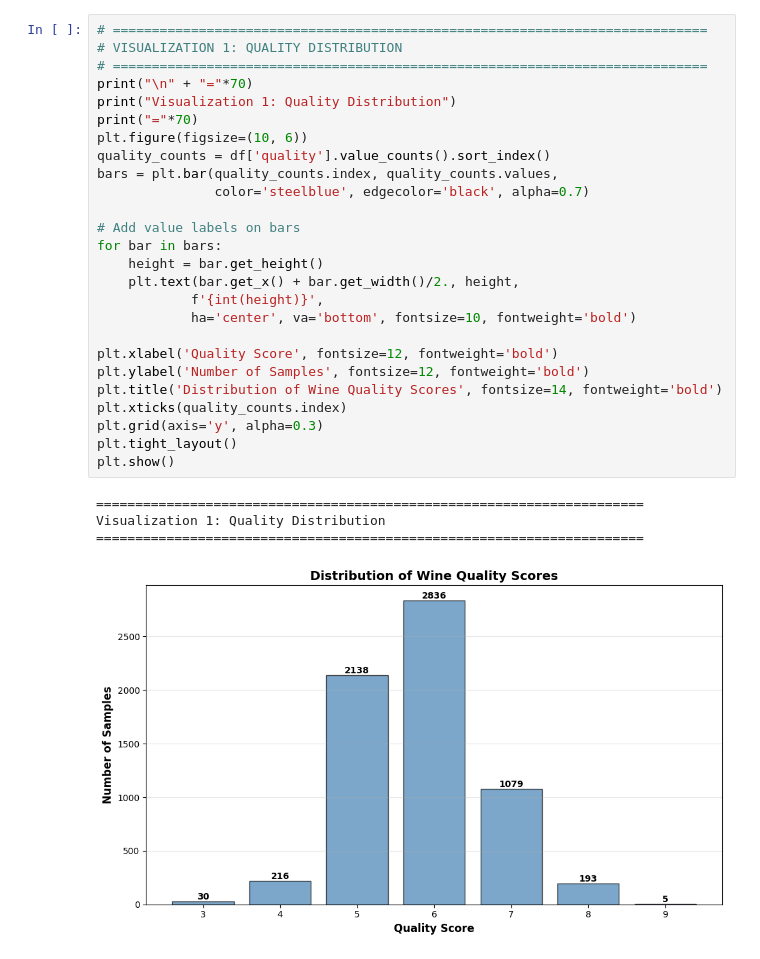
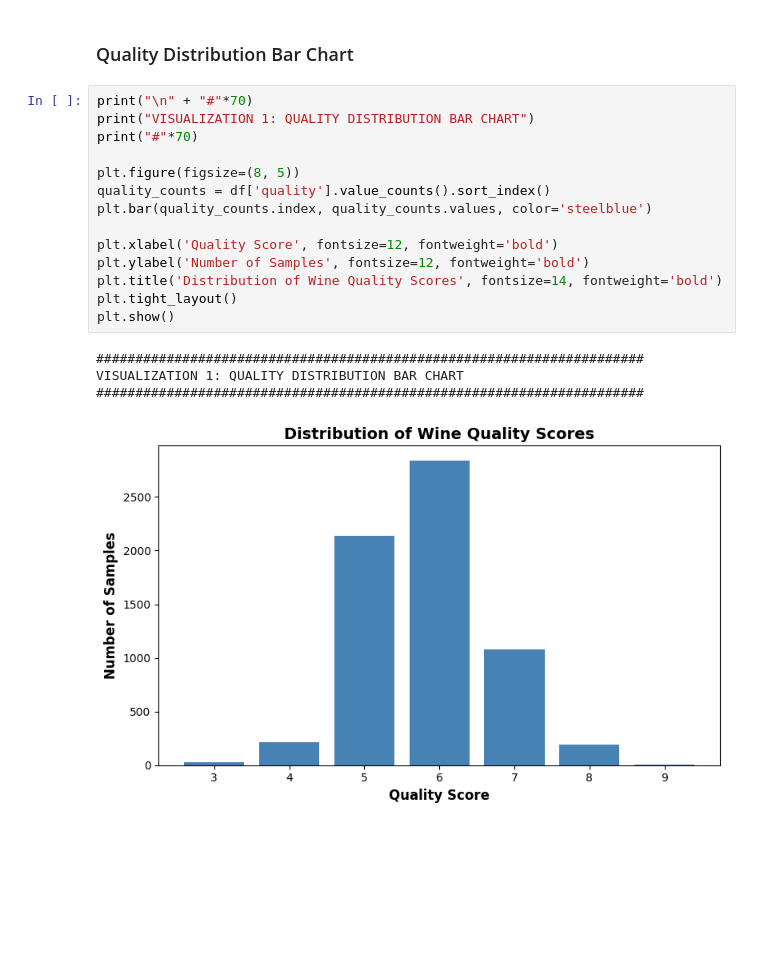
Before and after one commit to iaminaadhikari/Wine_Quality_Prediction, a Jupyter notebook: 23049014 Ina Adhikari.ipynb, the cells around one changed output. Saved outputs shown, nothing was run; the diff lists cells and outputs as text; blank space fills up the shorter version.

```diff
--- a/23049014 Ina Adhikari.ipynb
+++ b/23049014 Ina Adhikari.ipynb
@@ -104,34 +104,24 @@ quality
 8     193
 9       5
 Name: count, dtype: int64
+# %% [markdown]
+### Quality Distribution Bar Chart
 # %%
-# ============================================================================
-# VISUALIZATION 1: QUALITY DISTRIBUTION
-# ============================================================================
-print("\n" + "="*70)
-print("Visualization 1: Quality Distribution")
-print("="*70)
-plt.figure(figsize=(10, 6))
+print("\n" + "#"*70)
+print("VISUALIZATION 1: QUALITY DISTRIBUTION BAR CHART")
+print("#"*70)
+
+plt.figure(figsize=(8, 5))
 quality_counts = df['quality'].value_counts().sort_index()
-bars = plt.bar(quality_counts.index, quality_counts.values,
-               color='steelblue', edgecolor='black', alpha=0.7)
-
-# Add value labels on bars
-for bar in bars:
-    height = bar.get_height()
-    plt.text(bar.get_x() + bar.get_width()/2., height,
-            f'{int(height)}',
-            ha='center', va='bottom', fontsize=10, fontweight='bold')
+plt.bar(quality_counts.index, quality_counts.values, color='steelblue')
 
 plt.xlabel('Quality Score', fontsize=12, fontweight='bold')
 plt.ylabel('Number of Samples', fontsize=12, fontweight='bold')
 plt.title('Distribution of Wine Quality Scores', fontsize=14, fontweight='bold')
-plt.xticks(quality_counts.index)
-plt.grid(axis='y', alpha=0.3)
 plt.tight_layout()
 plt.show()
 # %% [output]
-======================================================================
-Visualization 1: Quality Distribution
-======================================================================
+######################################################################
+VISUALIZATION 1: QUALITY DISTRIBUTION BAR CHART
+######################################################################
-[figure, old version]
+[figure, new version]
```
Also changed, not shown: parts of 40 cells of this notebook.
